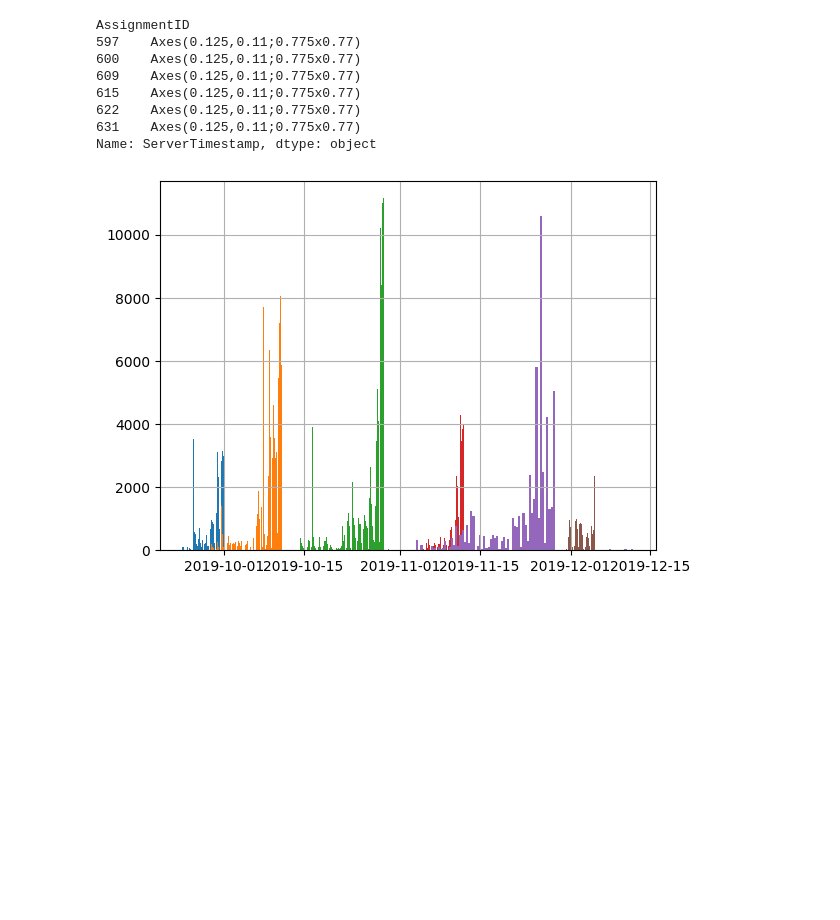
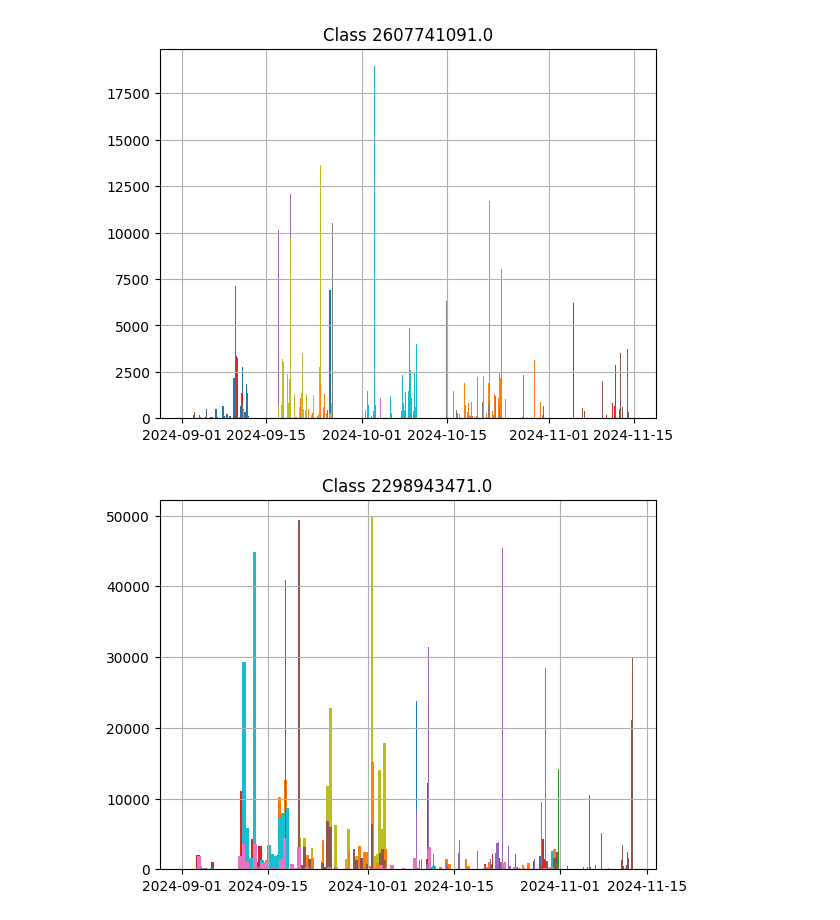
Before and after one commit to CSSPLICE/ProgSnapToolkit, a Jupyter notebook: test_anaytics.ipynb, the cells around one changed output. Saved outputs shown, nothing was run; the diff lists cells and outputs as text; code cells hidden in the pictures; blank space fills up the shorter version.

```diff
--- a/test_anaytics.ipynb
+++ b/test_anaytics.ipynb
@@ -124,3 +131,11 @@ main_table = main_table[~main_table[Cols.AssignmentID].isin(bad_assignment_ids)]
 # %%
 if start_time is not None:
     main_table = main_table[main_table[timestamp_col] >= start_time]
+# %%
+if "X-ClassID" in main_table.columns:
+    class_counts = main_table["X-ClassID"].value_counts()
+    print(class_counts)
+    min_count = 1000
+    invalid_class_ids = class_counts[class_counts < min_count].index
+    print(f"Removing classes with less than {min_count} submissions: {invalid_class_ids}")
+    main_table = main_table[~main_table["X-ClassID"].isin(invalid_class_ids) & ~main_table["X-ClassID"].isna()]
@@ -127,12 +155,14 @@ if start_time is not None:
 # %%
-main_table.groupby(Cols.AssignmentID)[timestamp_col].hist(bins=100)
+if "X-ClassID" not in main_table.columns:
+    main_table.groupby(Cols.AssignmentID)[timestamp_col].hist(bins=100)
+else:
+    classes = main_table["X-ClassID"].unique()
+    classes = classes[~pd.isna(classes)]
+    for class_id in classes:
+        subset = main_table[main_table["X-ClassID"] == class_id]
+        hist = subset.groupby(Cols.AssignmentID)[timestamp_col].hist(bins=100)
+        plt.title(f"Class {class_id}")
+        plt.show()
 # %% [output]
-AssignmentID
-597    Axes(0.125,0.11;0.775x0.77)
-600    Axes(0.125,0.11;0.775x0.77)
-609    Axes(0.125,0.11;0.775x0.77)
-615    Axes(0.125,0.11;0.775x0.77)
-622    Axes(0.125,0.11;0.775x0.77)
-631    Axes(0.125,0.11;0.775x0.77)
-Name: ServerTimestamp, dtype: object
-[figure, old version]
+[figure, new version]
+[figure, added]
```
Also changed, not shown: parts of 38 cells of this notebook, 2 other files.
